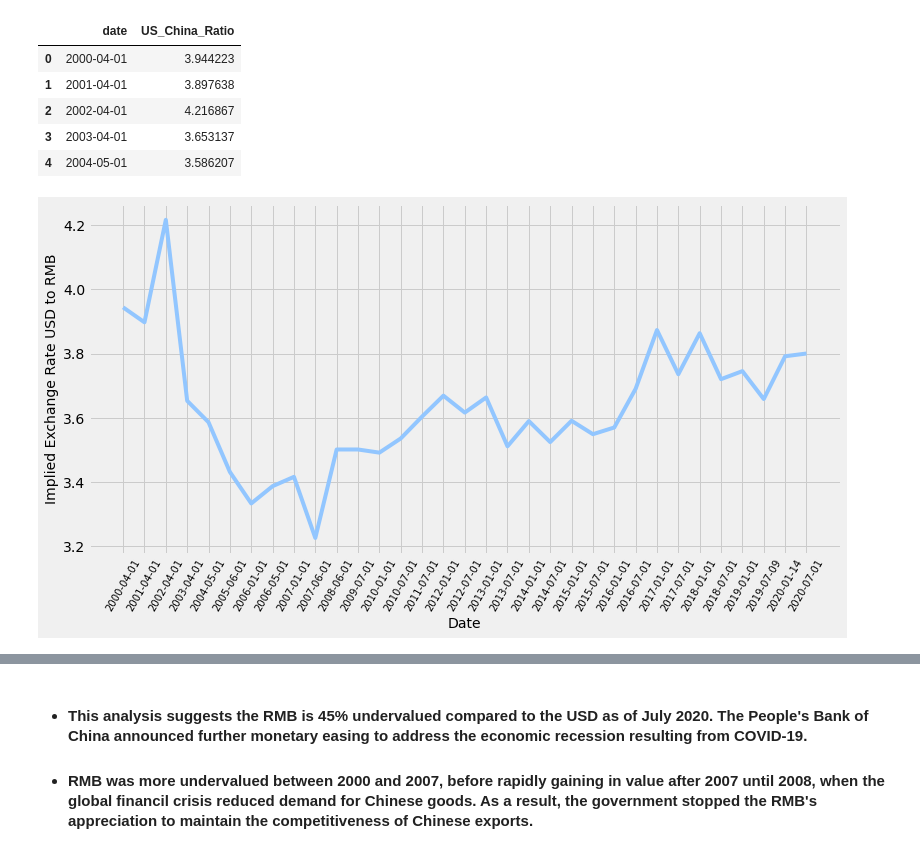
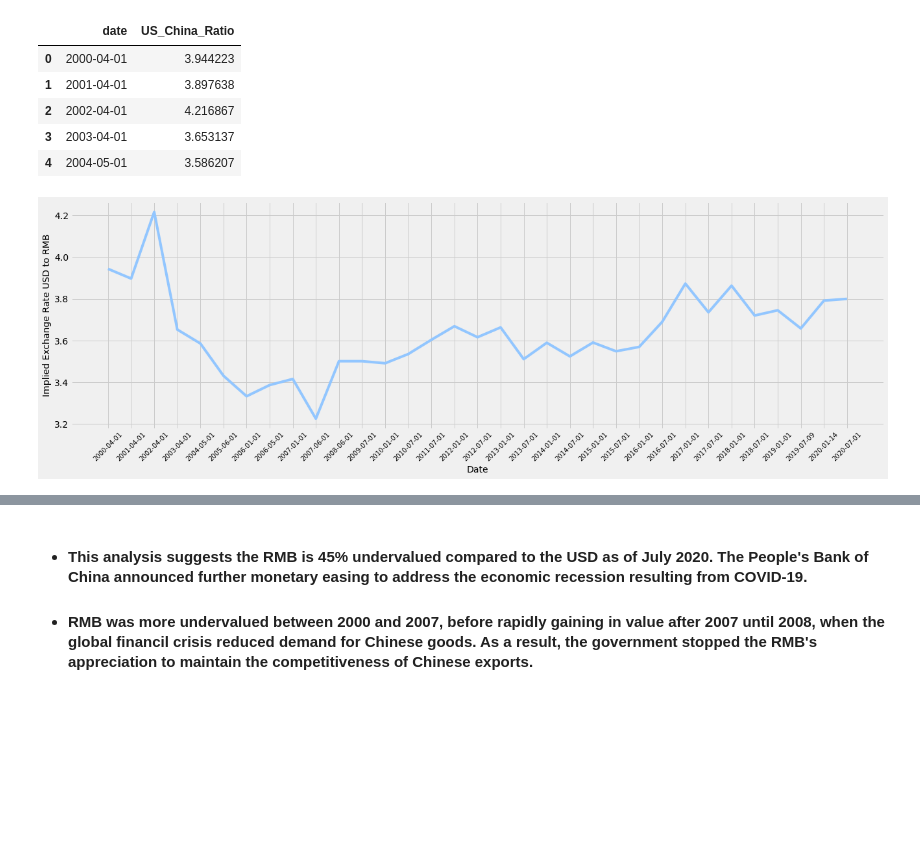
Before and after one commit to HowardYan520/DataAnalytics, a Jupyter notebook: BigMacIndex.ipynb, the cells around one changed output, grey strips where cells are left out. Saved outputs shown, nothing was run; the diff lists cells and outputs as text; code cells hidden in the pictures; blank space fills up the shorter version.

Commit message:
Add files via upload
Personal Data Visualization Project-analyzed whether currencies were undervalued using The Economist's Big Mac Index

```diff
--- a/BigMacIndex.ipynb
+++ b/BigMacIndex.ipynb
@@ -22,0 +32,2 @@ overall=data[['date','name','dollar_price']]
+# %%
+data=pd.read_csv("/Users/howardyan/Desktop/Data Science Website Plan/Big Mac Index Project/big-mac-raw-index.csv")
@@ -53,2 +90,0 @@ import matplotlib.pyplot as plt
-# %%
-data=pd.read_csv("/Users/howardyan/Desktop/Data Science Website/Big Mac Index Project/big-mac-raw-index.csv")
@@ -127,13 +154,13 @@ US_prices.head(5)
 # %%
 plt.style.use('fivethirtyeight')
 plt.style.use('seaborn-pastel')
-plt.figure(figsize=(12,6))
+plt.figure(figsize=(20,6))
 sns.lineplot(US_prices['date'],US_prices['US_China_Ratio']);
-plt.xticks(rotation=60,size=10);
+plt.xticks(rotation=45,size=10);
 plt.xlabel('Date',size=14)
 plt.ylabel('Implied Exchange Rate USD to RMB',size=14);
 # %% [output]
-[figure, old version]
+[figure, new version]
 # %%
 ## I can find the exchange rate at these times by dividing China's local prices by the USD prices
 # %%
```
Also changed, not shown: parts of 25 cells of this notebook.
